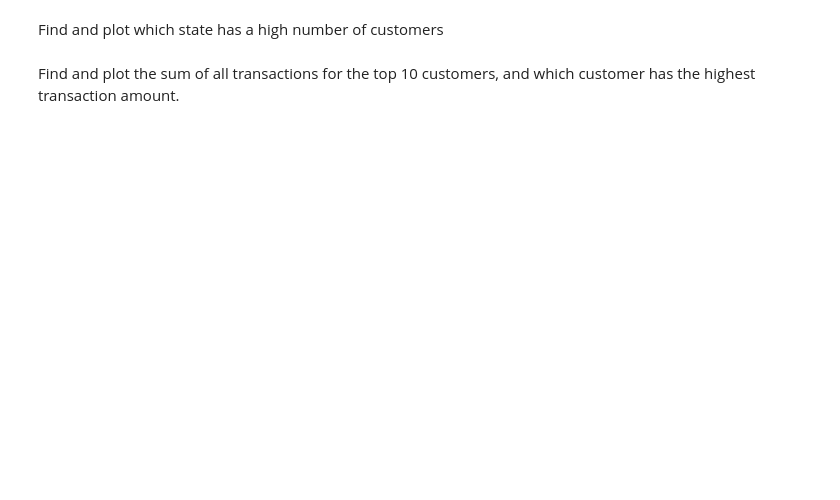
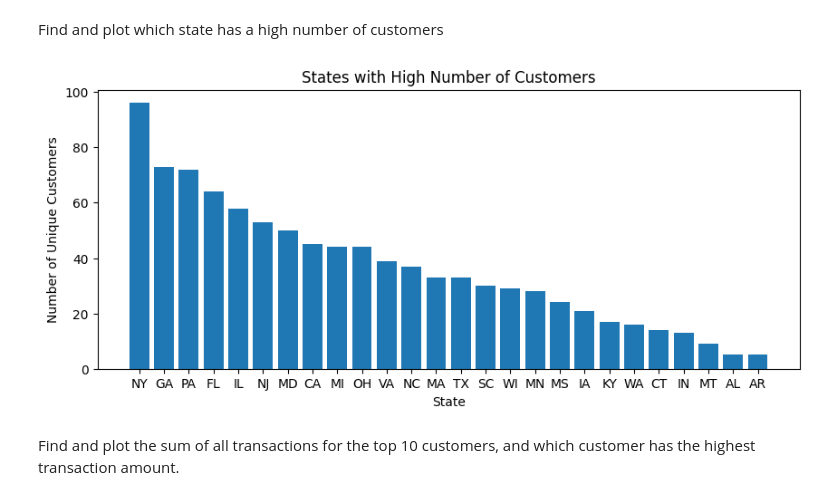
Before and after one commit to Semaj27/Capstone-Project, a Jupyter notebook: etl.ipynb, the cells around one changed output. Saved outputs shown, nothing was run; the diff lists cells and outputs as text; code cells hidden in the pictures; blank space fills up the shorter version.

```diff
--- a/etl.ipynb
+++ b/etl.ipynb
@@ -373,4 +382,40 @@ mydb.close()
 # %% [markdown]
 Find and plot which state has a high number of customers
+# %%
+%matplotlib inline
+import mysql.connector
+import matplotlib.pyplot as plt
+
+# Connect to the database
+mydb = mysql.connector.connect(
+    host="localhost",
+    user="root",
+    password="password",
+    database="creditcard_capstone"
+)
+
+# Execute the SQL query to count the number of unique customers in each state
+mycursor = mydb.cursor()
+sql = "SELECT UPPER(CUST_STATE), COUNT(DISTINCT SSN) AS COUNT FROM CDW_SAPP_CUSTOMER \
+        GROUP BY UPPER(CUST_STATE) ORDER BY COUNT DESC"
+mycursor.execute(sql)
+result = mycursor.fetchall()
+
+# Extract the states and their counts into separate lists
+states = [row[0] for row in result]
+counts = [row[1] for row in result]
+
+# Create a bar chart showing the number of unique customers in each state
+fig, ax = plt.subplots(figsize=(10,4))
+plt.bar(states, counts)
+plt.xlabel('State')
+plt.ylabel('Number of Unique Customers')
+plt.title('States with High Number of Customers')
+plt.show()
+
+# Close the database connection
+mydb.close()
+# %% [output]
+[figure, added]
 # %% [markdown]
 Find and plot the sum of all transactions for the top 10 customers, and which customer has the highest transaction amount.
```
Also changed, not shown: parts of 4 cells of this notebook.
